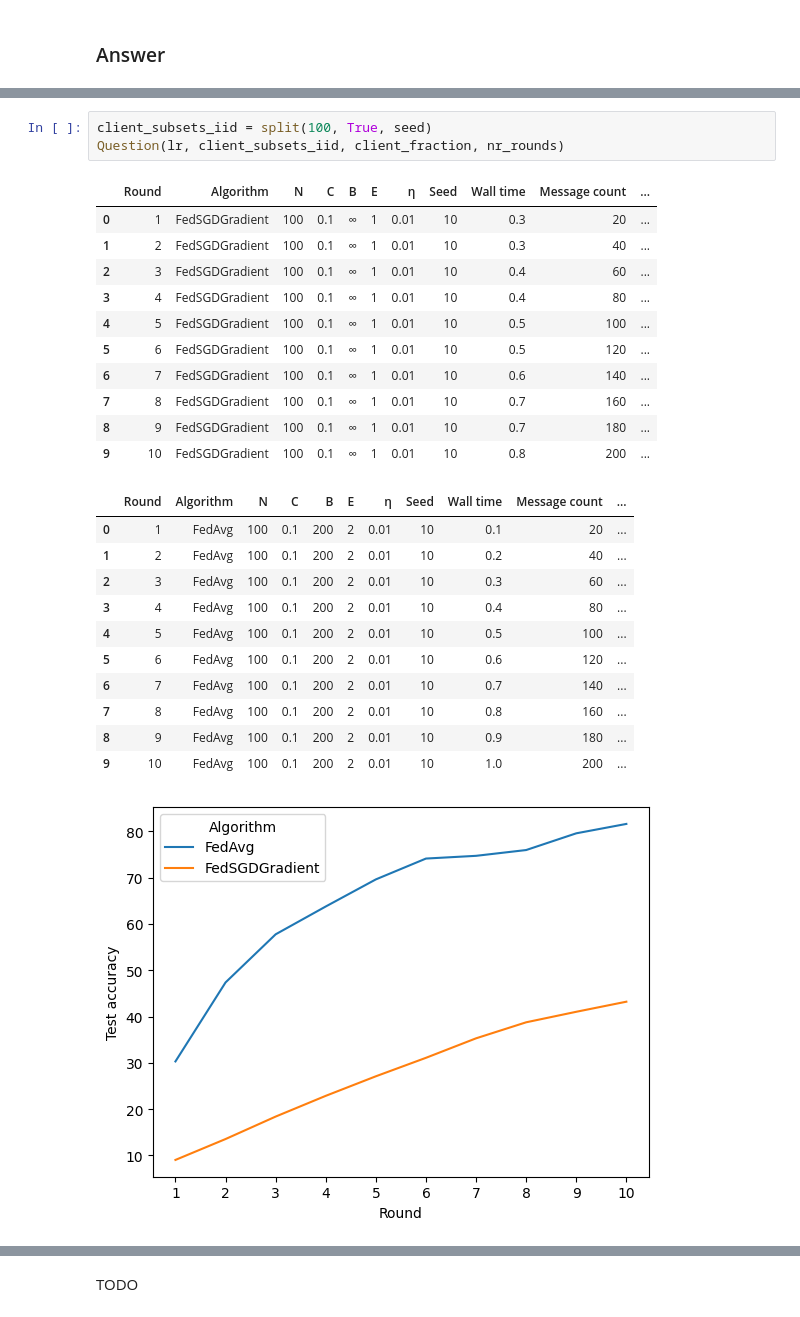
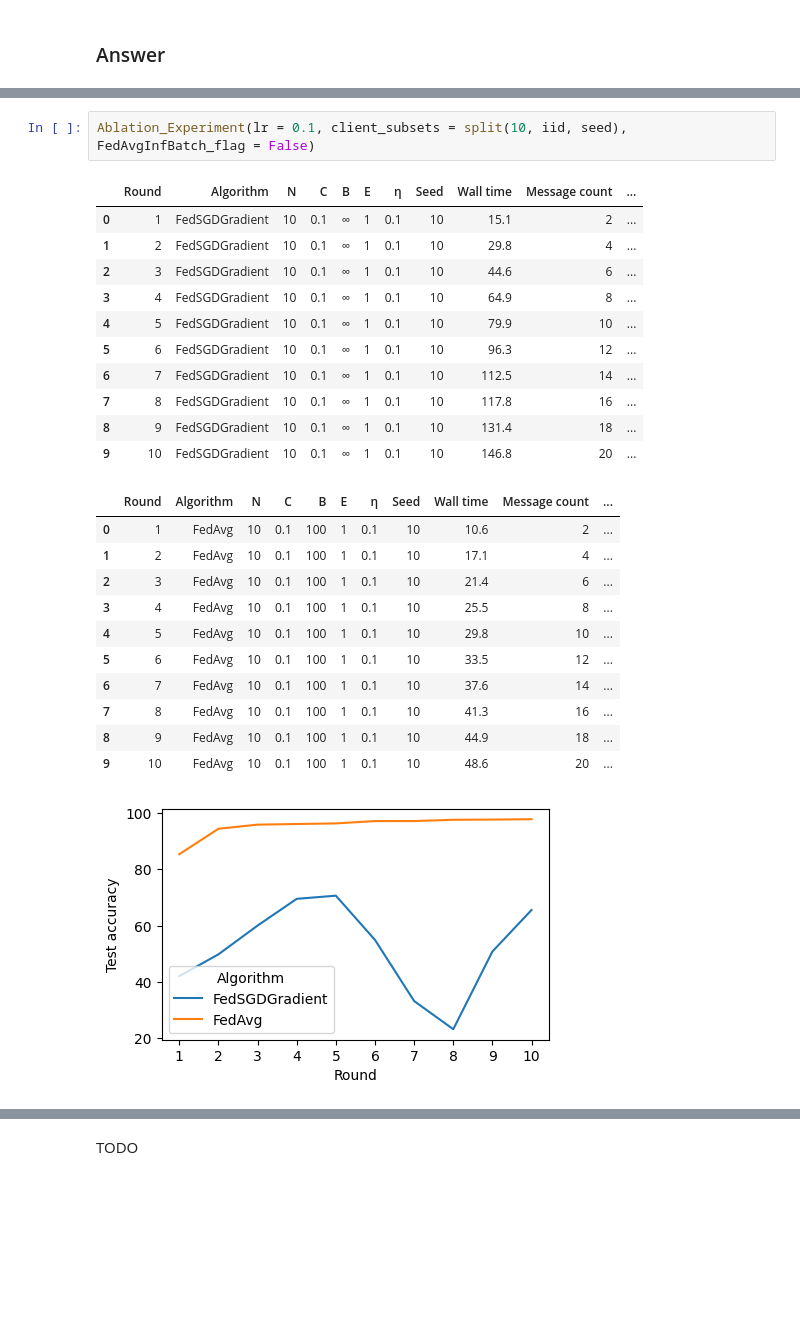
Before and after one commit to Sosekie/DDLS_Assignment, a Jupyter notebook: lab/hw-hfl.ipynb, the cells around one changed output, grey strips where cells are left out. Cells and saved outputs as stored; diff of their text form; blank space fills up the shorter version.

```diff
--- a/lab/hw-hfl.ipynb
+++ b/lab/hw-hfl.ipynb
@@ -312,27 +177,26 @@ Question(lr, client_subsets_iid, client_fraction, nr_rounds)
-# %%
-client_subsets_iid = split(100, True, seed)
-Question(lr, client_subsets_iid, client_fraction, nr_rounds)
-# %% [output]
-|  | Round | Algorithm | N | C | B | E | η | Seed | Wall time | Message count | ... |
-| 0 | 1 | FedSGDGradient | 100 | 0.1 | ∞ | 1 | 0.01 | 10 | 0.3 | 20 | ... |
-| 1 | 2 | FedSGDGradient | 100 | 0.1 | ∞ | 1 | 0.01 | 10 | 0.3 | 40 | ... |
-| 2 | 3 | FedSGDGradient | 100 | 0.1 | ∞ | 1 | 0.01 | 10 | 0.4 | 60 | ... |
-| 3 | 4 | FedSGDGradient | 100 | 0.1 | ∞ | 1 | 0.01 | 10 | 0.4 | 80 | ... |
-| 4 | 5 | FedSGDGradient | 100 | 0.1 | ∞ | 1 | 0.01 | 10 | 0.5 | 100 | ... |
-| 5 | 6 | FedSGDGradient | 100 | 0.1 | ∞ | 1 | 0.01 | 10 | 0.5 | 120 | ... |
-| 6 | 7 | FedSGDGradient | 100 | 0.1 | ∞ | 1 | 0.01 | 10 | 0.6 | 140 | ... |
-| 7 | 8 | FedSGDGradient | 100 | 0.1 | ∞ | 1 | 0.01 | 10 | 0.7 | 160 | ... |
-| 8 | 9 | FedSGDGradient | 100 | 0.1 | ∞ | 1 | 0.01 | 10 | 0.7 | 180 | ... |
-| 9 | 10 | FedSGDGradient | 100 | 0.1 | ∞ | 1 | 0.01 | 10 | 0.8 | 200 | ... |
-|  | Round | Algorithm | N | C | B | E | η | Seed | Wall time | Message count | ... |
-| 0 | 1 | FedAvg | 100 | 0.1 | 200 | 2 | 0.01 | 10 | 0.1 | 20 | ... |
-| 1 | 2 | FedAvg | 100 | 0.1 | 200 | 2 | 0.01 | 10 | 0.2 | 40 | ... |
-| 2 | 3 | FedAvg | 100 | 0.1 | 200 | 2 | 0.01 | 10 | 0.3 | 60 | ... |
-| 3 | 4 | FedAvg | 100 | 0.1 | 200 | 2 | 0.01 | 10 | 0.4 | 80 | ... |
-| 4 | 5 | FedAvg | 100 | 0.1 | 200 | 2 | 0.01 | 10 | 0.5 | 100 | ... |
-| 5 | 6 | FedAvg | 100 | 0.1 | 200 | 2 | 0.01 | 10 | 0.6 | 120 | ... |
-| 6 | 7 | FedAvg | 100 | 0.1 | 200 | 2 | 0.01 | 10 | 0.7 | 140 | ... |
-| 7 | 8 | FedAvg | 100 | 0.1 | 200 | 2 | 0.01 | 10 | 0.8 | 160 | ... |
-| 8 | 9 | FedAvg | 100 | 0.1 | 200 | 2 | 0.01 | 10 | 0.9 | 180 | ... |
-| 9 | 10 | FedAvg | 100 | 0.1 | 200 | 2 | 0.01 | 10 | 1.0 | 200 | ... |
-[figure, removed]
+# %%
+Ablation_Experiment(lr = 0.1, client_subsets = split(10, iid, seed), FedAvgInfBatch_flag = False)
+# %% [output]
+|  | Round | Algorithm | N | C | B | E | η | Seed | Wall time | Message count | ... |
+| 0 | 1 | FedSGDGradient | 10 | 0.1 | ∞ | 1 | 0.1 | 10 | 15.1 | 2 | ... |
+| 1 | 2 | FedSGDGradient | 10 | 0.1 | ∞ | 1 | 0.1 | 10 | 29.8 | 4 | ... |
+| 2 | 3 | FedSGDGradient | 10 | 0.1 | ∞ | 1 | 0.1 | 10 | 44.6 | 6 | ... |
+| 3 | 4 | FedSGDGradient | 10 | 0.1 | ∞ | 1 | 0.1 | 10 | 64.9 | 8 | ... |
+| 4 | 5 | FedSGDGradient | 10 | 0.1 | ∞ | 1 | 0.1 | 10 | 79.9 | 10 | ... |
+| 5 | 6 | FedSGDGradient | 10 | 0.1 | ∞ | 1 | 0.1 | 10 | 96.3 | 12 | ... |
+| 6 | 7 | FedSGDGradient | 10 | 0.1 | ∞ | 1 | 0.1 | 10 | 112.5 | 14 | ... |
+| 7 | 8 | FedSGDGradient | 10 | 0.1 | ∞ | 1 | 0.1 | 10 | 117.8 | 16 | ... |
+| 8 | 9 | FedSGDGradient | 10 | 0.1 | ∞ | 1 | 0.1 | 10 | 131.4 | 18 | ... |
+| 9 | 10 | FedSGDGradient | 10 | 0.1 | ∞ | 1 | 0.1 | 10 | 146.8 | 20 | ... |
+|  | Round | Algorithm | N | C | B | E | η | Seed | Wall time | Message count | ... |
+| 0 | 1 | FedAvg | 10 | 0.1 | 100 | 1 | 0.1 | 10 | 10.6 | 2 | ... |
+| 1 | 2 | FedAvg | 10 | 0.1 | 100 | 1 | 0.1 | 10 | 17.1 | 4 | ... |
+| 2 | 3 | FedAvg | 10 | 0.1 | 100 | 1 | 0.1 | 10 | 21.4 | 6 | ... |
+| 3 | 4 | FedAvg | 10 | 0.1 | 100 | 1 | 0.1 | 10 | 25.5 | 8 | ... |
+| 4 | 5 | FedAvg | 10 | 0.1 | 100 | 1 | 0.1 | 10 | 29.8 | 10 | ... |
+| 5 | 6 | FedAvg | 10 | 0.1 | 100 | 1 | 0.1 | 10 | 33.5 | 12 | ... |
+| 6 | 7 | FedAvg | 10 | 0.1 | 100 | 1 | 0.1 | 10 | 37.6 | 14 | ... |
+| 7 | 8 | FedAvg | 10 | 0.1 | 100 | 1 | 0.1 | 10 | 41.3 | 16 | ... |
+| 8 | 9 | FedAvg | 10 | 0.1 | 100 | 1 | 0.1 | 10 | 44.9 | 18 | ... |
+| 9 | 10 | FedAvg | 10 | 0.1 | 100 | 1 | 0.1 | 10 | 48.6 | 20 | ... |
+[figure, added]
```
Also changed, not shown: parts of 25 cells of this notebook, 1 other file.
